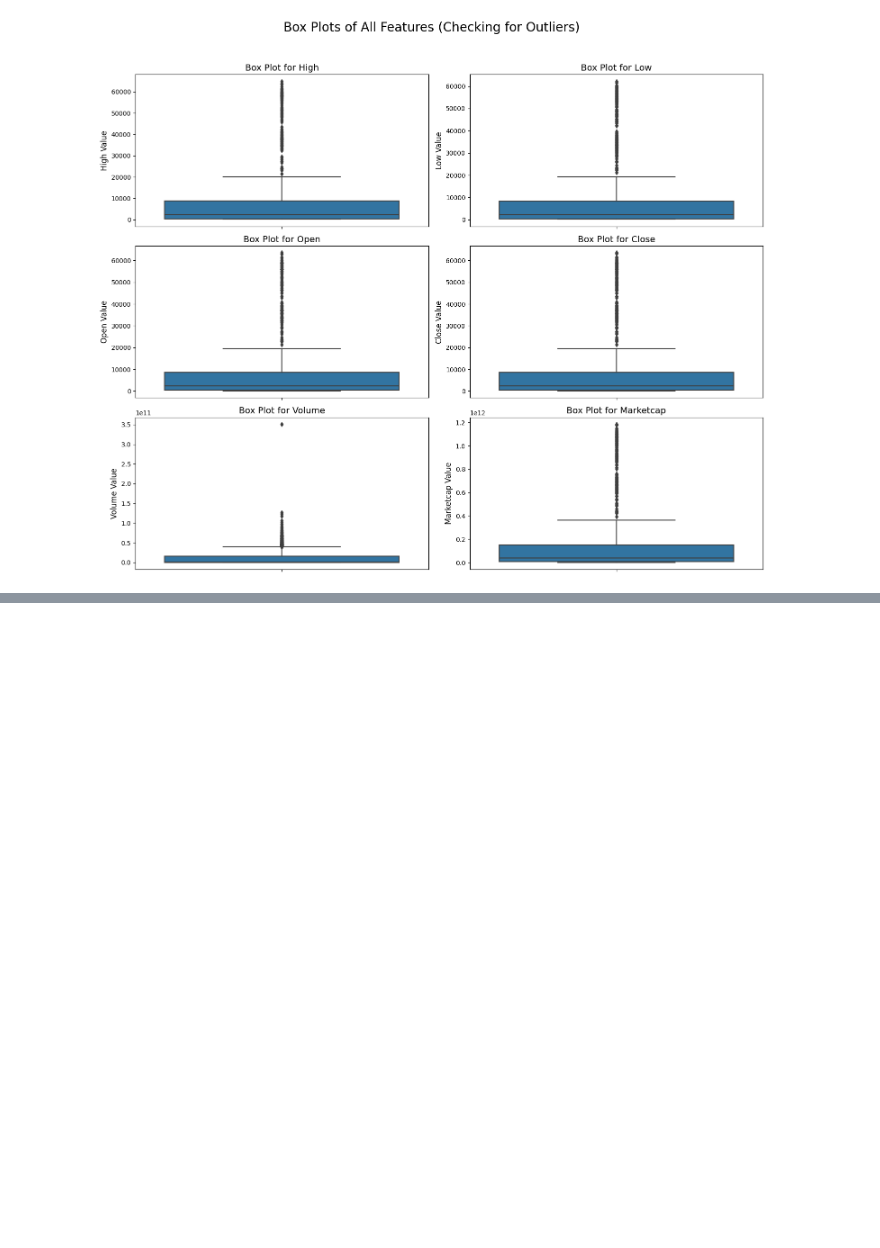
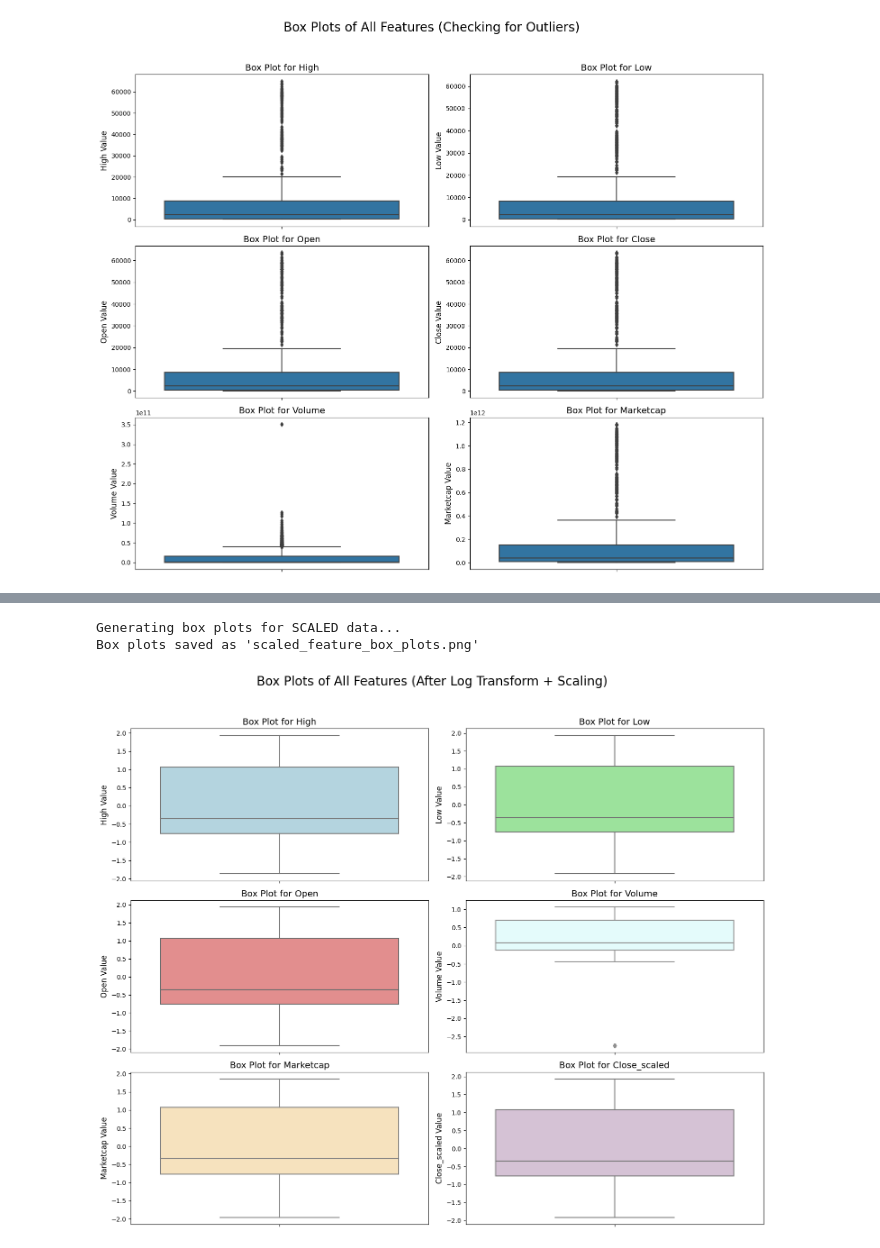
Before and after one commit to NurAlamNahidSarkar/bitcoinPricePrediction_ML, a Jupyter notebook: bitcoinpriceprediction.ipynb, the cells around one changed output, grey strips where cells are left out. Saved outputs shown, nothing was run; the diff lists cells and outputs as text; code cells hidden in the pictures; blank space fills up the shorter version.

```diff
--- a/bitcoinpriceprediction.ipynb
+++ b/bitcoinpriceprediction.ipynb
@@ -366,0 +540,61 @@ Box plots saved as 'feature_box_plots.png'
+# %%
+import pandas as pd
+import matplotlib.pyplot as plt
+import seaborn as sns
+
+# --- Assume these variables exist from your previous steps ---
+# X_train: Your original training DataFrame (to get column names)
+# X_train_scaled: The NumPy array from scaler_X.transform()
+# y_train_scaled: The NumPy array from scaler_y.transform()
+
+# 1. Convert X_train_scaled (array) back to a DataFrame
+df_scaled_X = pd.DataFrame(X_train_scaled, columns=X_train.columns)
+
+# 2. Convert y_train_scaled (array) back to a DataFrame
+# y_train_scaled is (n_samples, 1), so we just give it a column name
+df_scaled_y = pd.DataFrame(y_train_scaled, columns=['Close_scaled'])
+
+# 3. Combine them into one DataFrame for plotting
+df_scaled = pd.concat([df_scaled_X, df_scaled_y], axis=1)
+
+# 4. List of columns to check
+columns_to_plot = df_scaled.columns
+
+colors = ['lightblue', 'lightgreen', 'lightcoral', 'lightcyan', 'moccasin', 'thistle']
+
+# 5. Create one figure with a 3x2 grid of subplots
+fig, axes = plt.subplots(nrows=3, ncols=2, figsize=(15, 12))
+
+# 6. Flatten the 2D array of axes into a 1D array
+axes = axes.flatten()
+
+print("Generating box plots for SCALED data...")
+
+# 7. Iterate and create a separate box plot for each column
+for i, (column,color) in enumerate(zip(columns_to_plot,colors)):
+
+    # Get the current axis (subplot)
+    ax = axes[i]
+
+    # Plot a vertical box plot for the column
+    sns.boxplot(y=df_scaled[column], ax=ax, color = color)
+
+    # Set the title and labels
+    ax.set_title(f'Box Plot for {column}', fontsize=14)
+    ax.set_ylabel(f'{column} Value', fontsize=12)
+
+# 8. Add a main title for the whole figure
+fig.suptitle("Box Plots of All Features (After Log Transform + Scaling)", fontsize=20, y=1.03)
+
+# 9. Clean up the layout
+plt.tight_layout()
+
+# 10. Save the single figure
+filename = 'scaled_feature_box_plots.png'
+plt.savefig(filename)
+
+print(f"Box plots saved as '{filename}'")
+# %% [output]
+Generating box plots for SCALED data...
+Box plots saved as 'scaled_feature_box_plots.png'
+[figure, added]
```
Also changed, not shown: parts of 6 cells of this notebook.
